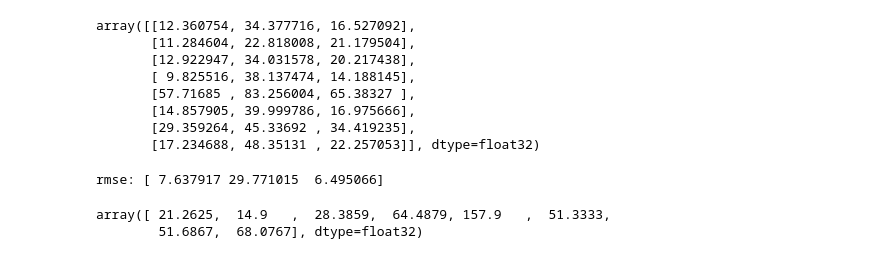
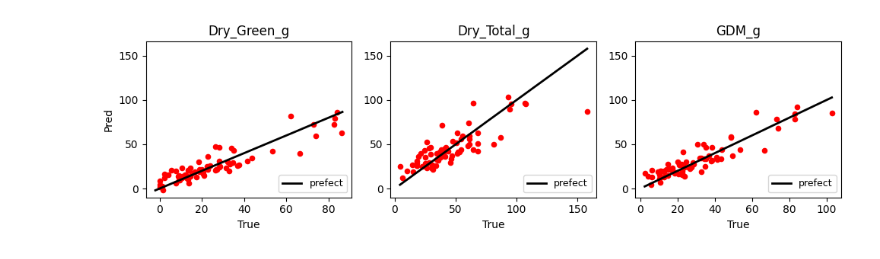
Before and after one commit to khchoi-physik/csiro_biomass, a Jupyter notebook: dinov2_cnn_v3.ipynb, the cells around one changed output. Cells and saved outputs as stored; diff of their text form; code cells hidden in the pictures.

```diff
--- a/dinov2_cnn_v3.ipynb
+++ b/dinov2_cnn_v3.ipynb
@@ -424,0 +368,24 @@ for i in range(len(test_data)):
+# %%
+from sklearn.metrics import mean_squared_error, r2_score, mean_absolute_error
+
+metric_data = []
+
+for i , tar in enumerate(primary_target):
+    y_true, y_pred = targ_list[:,i], pred_list[:,i]
+    mae = mean_absolute_error(y_true, y_pred)
+    mse = mean_squared_error(y_true, y_pred)
+    rmse = np.sqrt(mse)
+    r2 = r2_score(y_true, y_pred)
+
+    metric_data.append({ 'target': tar, 'mae': mae, 'mse': mse, 'rmse': rmse, 'r2': r2})
+
+metric_data.append({
+    'target' : 'overall',
+    'mae': mean_absolute_error(targ_list.flatten(), pred_list.flatten()),
+    'mse': mean_squared_error(targ_list.flatten(), pred_list.flatten()),
+    'rmse': np.sqrt(mean_squared_error(targ_list.flatten(), pred_list.flatten())),
+    'r2': r2_score(targ_list.flatten(), pred_list.flatten())})
+
+metric_df = pd.DataFrame(metric_data)
+display(metric_df)
+metric_df.to_csv(os.path.join(model_dir, f'metric_{model_name}.csv'), index=False)
@@ -425,15 +398,36 @@ for i in range(len(test_data)):
+# %%
+fig, axes = plt.subplots(1, 3, figsize=(10, 3))
+
+for i , tar in enumerate(primary_target):
+    y_true, y_pred = targ_list[:,i], pred_list[:,i]
+    min_val = min(min(y_true), min(y_pred))
+    max_val = max(max(y_true), max(y_pred))
+    axes[i].scatter(y_true, y_pred, alpha=1, c='r', s= 20)
+    if i>0: axes[i].sharey(axes[0]);
+    else : axes[i].set_ylabel('Pred')
+    axes[i].set_xlabel('True')
+    axes[i].set_title(f'{tar}')
+    axes[i].plot([min_val, max_val], [min_val, max_val], c='k', lw=2, label = 'prefect')
+    axes[i].legend(loc = 'lower right', fontsize = 9)
+plt.tight_layout(); plt.show()
+# %% [output]
+[figure, added]
 # %%
-pred_list
+# from sklearn.metrics import mean_squared_error, r2_score, mean_absolute_error
+
+# for i in range(len(primary_target)):
+
+#     true_target = targ_list[:,i]
+#     pred_target = pred_list[:,i]
+#     # true_target = test_data[tar].values
+#     # pred_target = all_test_preds[:, i]
+
+#     mse = mean_squared_error(true_target, pred_target)
+#     rmse = np.sqrt(mse)
+#     r2 = r2_score(true_target, pred_target)
+#     mae = mean_absolute_error(true_target, pred_target)
+#     print(f"-- target: {primary_target[i]}")
+#     print(f" mean: {np.mean(true_target):.2f}")
+#     print(f" rmse: {rmse:.2f}")
+#     print(f" r2: {r2:.2f}")
+#     print(f" mae: {mae:.2f}")
-# %% [output]
-array([[12.360754, 34.377716, 16.527092],
-       [11.284604, 22.818008, 21.179504],
-       [12.922947, 34.031578, 20.217438],
-       [ 9.825516, 38.137474, 14.188145],
-       [57.71685 , 83.256004, 65.38327 ],
-       [14.857905, 39.999786, 16.975666],
-       [29.359264, 45.33692 , 34.419235],
-       [17.234688, 48.35131 , 22.257053]], dtype=float32)
-# %%
-print(f"rmse: {np.sqrt(np.mean((pred_list - targ_list)**2, axis=0))}")
-# %% [output]
-rmse: [ 7.637917 29.771015  6.495066]
@@ -442,5 +433,0 @@ sel_target = ['Dry_Green_g', 'Dry_Total_g', 'GDM_g']
-# %%
-targ_list[:,1]
-# %% [output]
-array([ 21.2625,  14.9   ,  28.3859,  64.4879, 157.9   ,  51.3333,
-        51.6867,  68.0767], dtype=float32)
```
Also changed, not shown: parts of 17 cells of this notebook, 12 other files.
